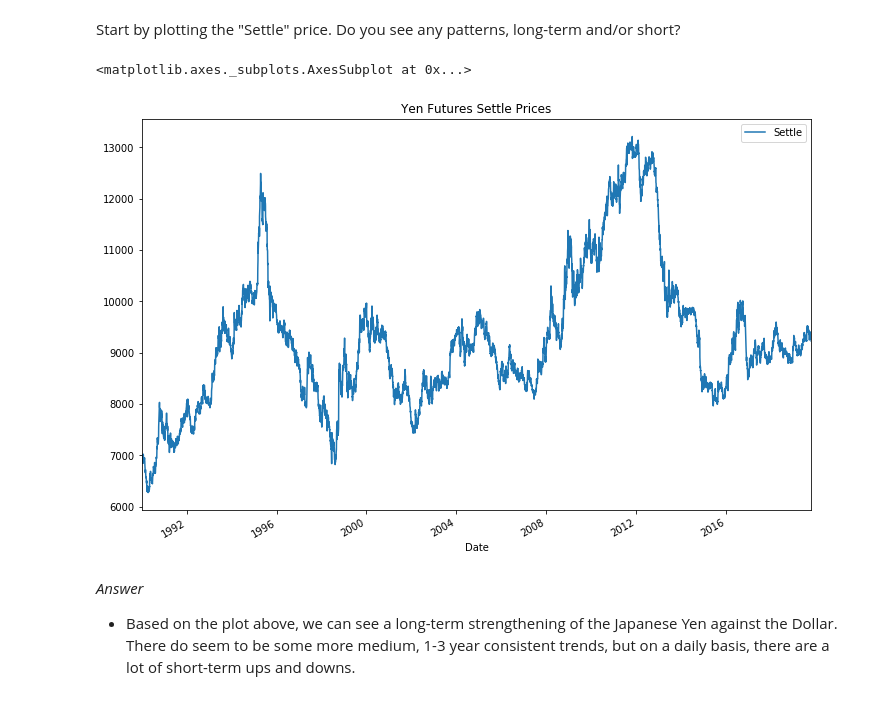
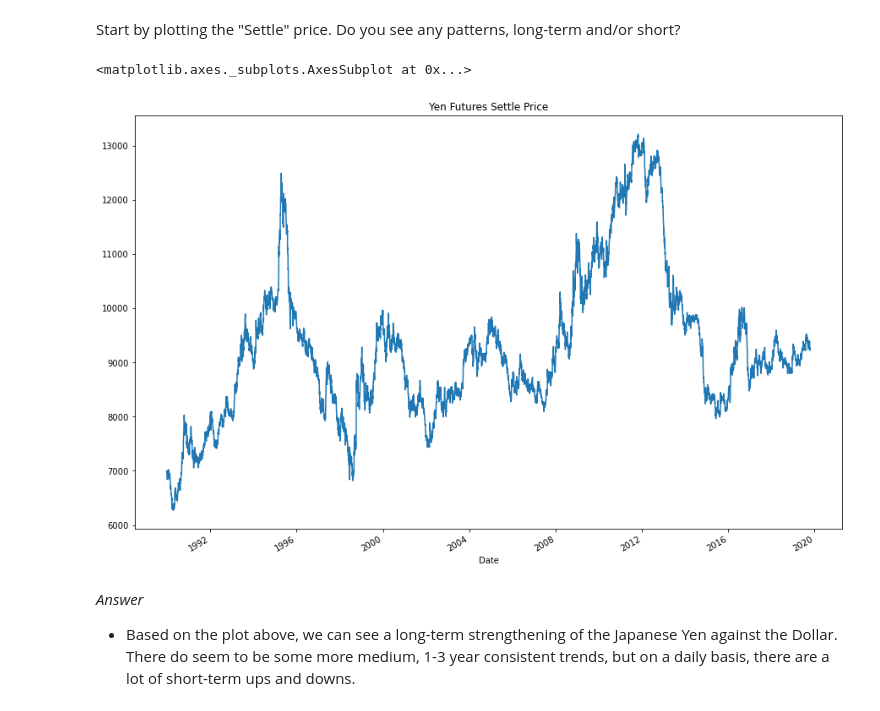
Before and after one commit to Caresir/Time-Series, a Jupyter notebook: time_series_analysis.ipynb, the cells around one changed output. Drawn from its saved outputs; the diff is of its cells as text; code cells hidden in the pictures.

Commit message:
Plot settle line graph and did Hodrick-Prescott Filter for trend and noise of settle

```diff
--- a/time_series_analysis.ipynb
+++ b/time_series_analysis.ipynb
@@ -39,10 +39,10 @@ yen_futures.head()
  Start by plotting the "Settle" price. Do you see any patterns, long-term and/or short?
 # %%
 # Plot just the "Settle" column from the dataframe:
-# YOUR CODE HERE!
+yen_futures.Settle.plot(figsize=(15,10), title = 'Yen Futures Settle Price')
 # %% [output]
 <matplotlib.axes._subplots.AxesSubplot at 0x...>
-[figure, old version]
+[figure, new version]
 # %% [markdown]
 *Answer*
  * Based on the plot above, we can see a long-term strengthening of the Japanese Yen against the Dollar. There do seem to be some more medium, 1-3 year consistent trends, but on a daily basis, there are a lot of short-term ups and downs.
```
Also changed, not shown: parts of 3 cells of this notebook.
